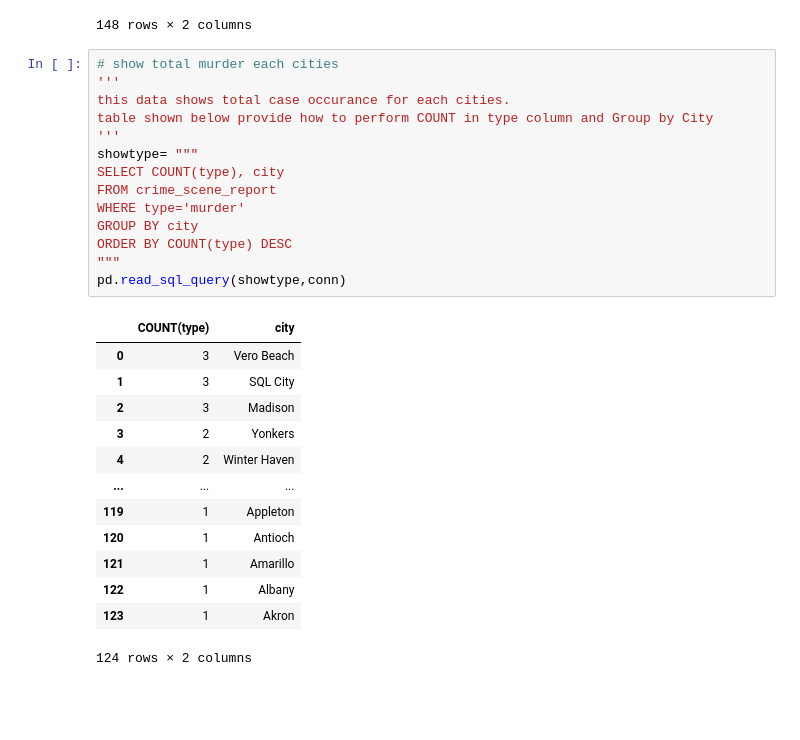
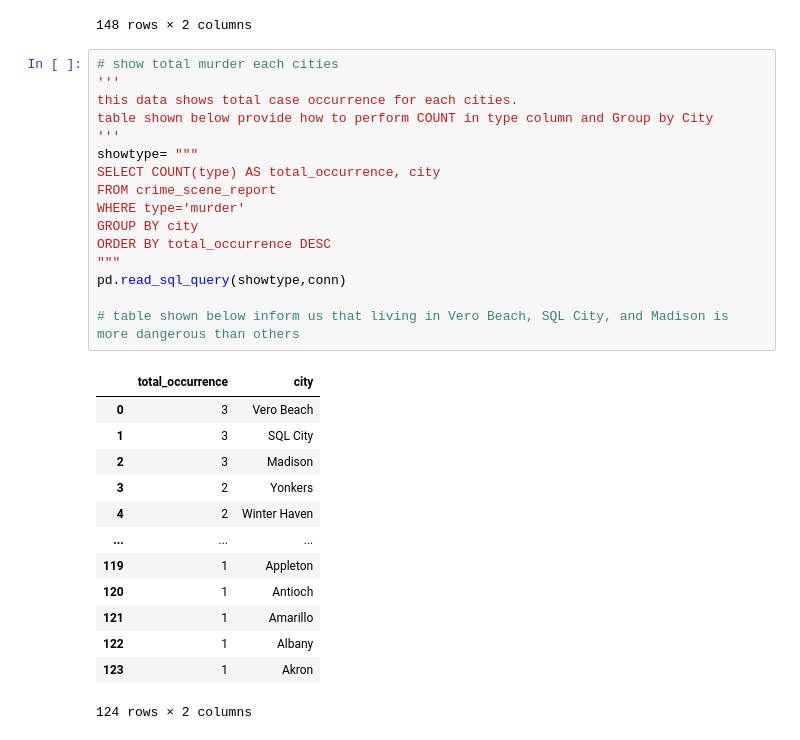
Before and after one commit to SitiAminatus/SQL_simplyEDA_by_Kaggle, a Jupyter notebook: sqlmurder.ipynb, the cells around one changed output. Saved outputs shown, nothing was run; the diff lists cells and outputs as text; blank space fills up the shorter version.

```diff
--- a/sqlmurder.ipynb
+++ b/sqlmurder.ipynb
@@ -93,19 +99,21 @@ pd.read_sql_query(showmurdercity,conn)
 # %%
 # show total murder each cities
 '''
-this data shows total case occurance for each cities.
+this data shows total case occurrence for each cities.
 table shown below provide how to perform COUNT in type column and Group by City
 '''
 showtype= """
-SELECT COUNT(type), city
+SELECT COUNT(type) AS total_occurrence, city
 FROM crime_scene_report
 WHERE type='murder'
 GROUP BY city
-ORDER BY COUNT(type) DESC
+ORDER BY total_occurrence DESC
 """
 pd.read_sql_query(showtype,conn)
+
+# table shown below inform us that living in Vero Beach, SQL City, and Madison is more dangerous than others
 # %% [output]
-|  | COUNT(type) | city |
+|  | total_occurrence | city |
 | 0 | 3 | Vero Beach |
 | 1 | 3 | SQL City |
 | 2 | 3 | Madison |
```
Also changed, not shown: parts of 15 cells of this notebook.
